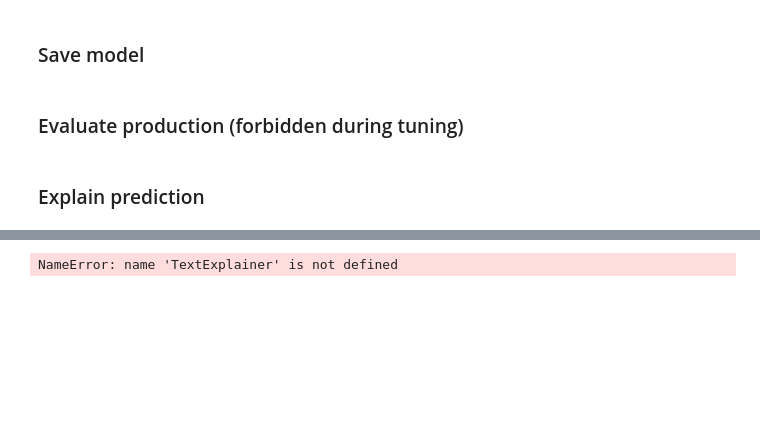
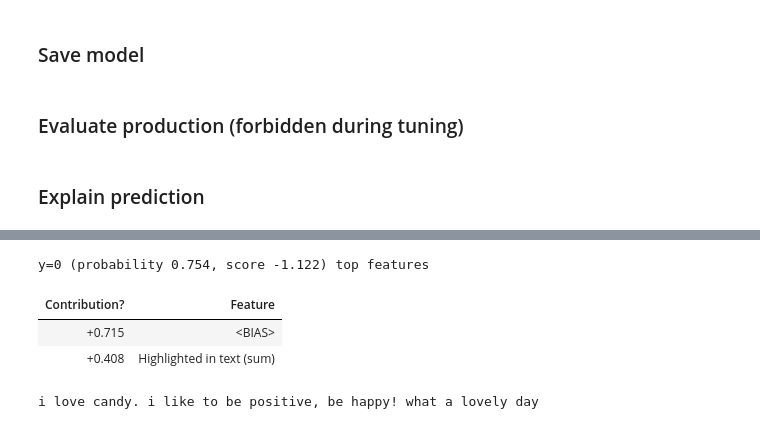
Before and after one commit to gravlaks/XAI-Sentiment-Analysis, a Jupyter notebook: pipeline.ipynb, the cells around one changed output, grey strips where cells are left out. Saved outputs shown, nothing was run; the diff lists cells and outputs as text; code cells hidden in the pictures; blank space fills up the shorter version.

Commit message:
Change back to categorical crossentropy as eli5 needs multiple classes

```diff
--- a/pipeline.ipynb
+++ b/pipeline.ipynb
@@ -98,8 +98,8 @@ for i in range(len(training_target)):
     training_target[i] = mapping(training_target[i])
 for i in range(len(test_target)):
     test_target[i] = mapping(test_target[i])
-#training_target = tf.keras.utils.to_categorical(target_data, 2)
-#test_target = tf.keras.utils.to_categorical(target_data, 2)
+training_target = tf.keras.utils.to_categorical(training_target, 2)
+test_target = tf.keras.utils.to_categorical(test_target, 2)
 
 print(training_target, test_target)
 #doc = np.array(data['tweet'][:1])
@@ -161,9 +159,13 @@ ModuleNotFoundError: No module named 'eli5'
 # %%
 
 
 
 te = TextExplainer(random_state=42)
 te.fit("I love candy. I like to be positive, be happy! What a lovely day", model.predict_proba)
-html = te.show_prediction().data
+te.show_prediction()
 # %% [output]
-NameError: name 'TextExplainer' is not defined
+y=0 (probability 0.754, score -1.122) top features
+| Contribution? | Feature |
+| +0.715 | <BIAS> |
+| +0.408 | Highlighted in text (sum) |
+i love candy. i like to be positive, be happy! what a lovely day
```
Also changed, not shown: parts of 6 cells of this notebook, 1 other file.
